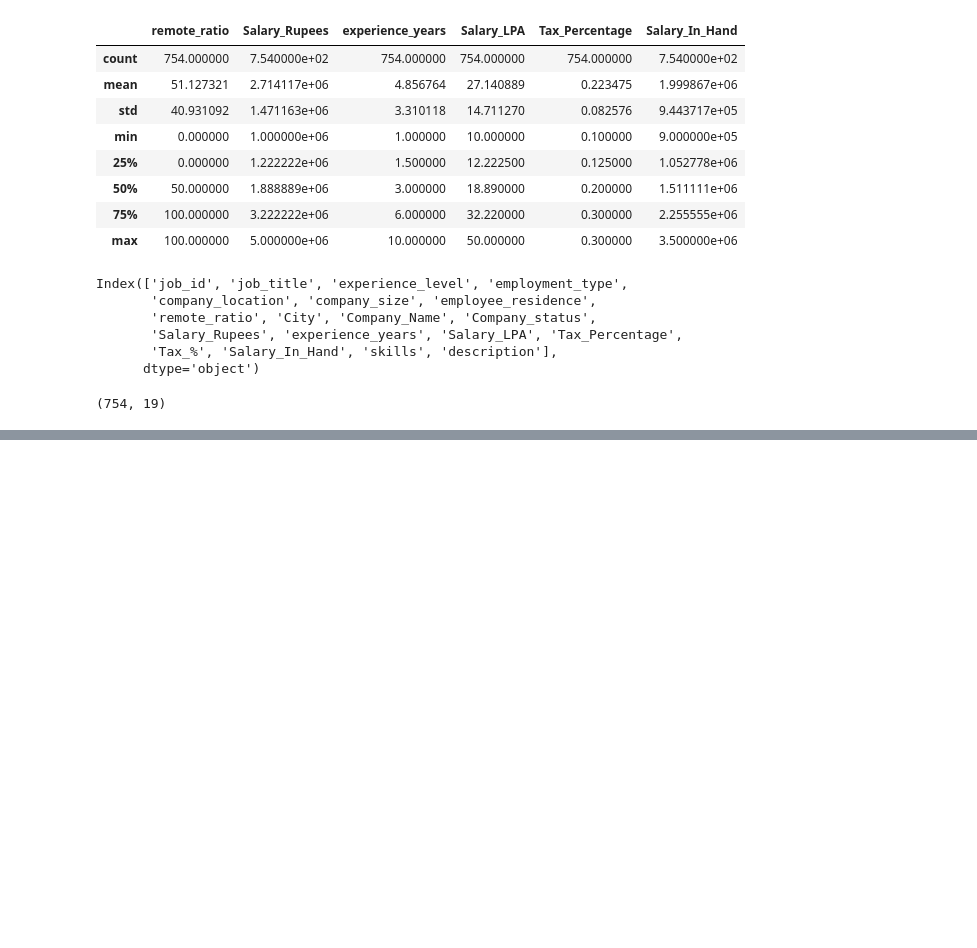
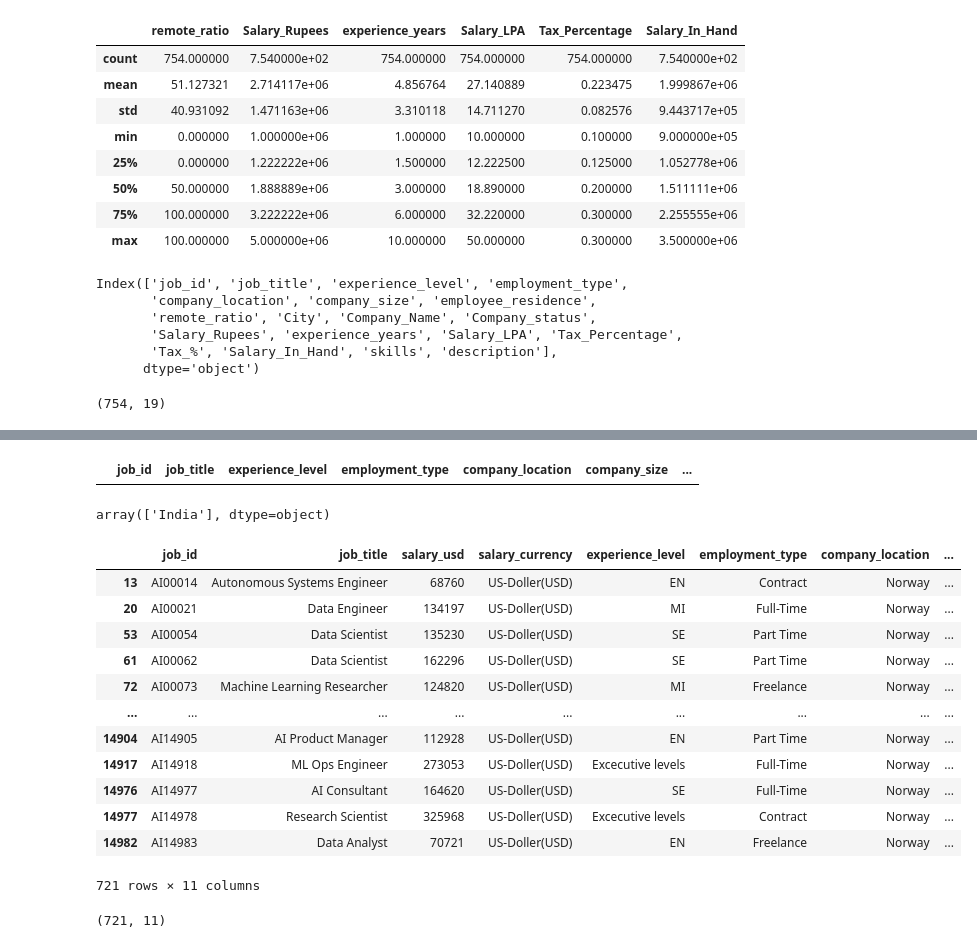
Before and after one commit to AJ0043/advance-ai-job-portal, a Jupyter notebook: Job_portal.ipynb, the cells around one changed output, grey strips where cells are left out. Drawn from its saved outputs; the diff is of its cells as text; code cells hidden in the pictures; blank space fills up the shorter version.

```diff
--- a/Job_portal.ipynb
+++ b/Job_portal.ipynb
@@ -1522,0 +1582,8 @@ india_df.shape
+# %%
+norway_df
+# %% [output]
+|  | job_id | job_title | experience_level | employment_type | company_location | company_size | ... |
+# %%
+india_df['company_location'].unique()
+# %% [output]
+array(['India'], dtype=object)
@@ -1522,0 +1592,24 @@ india_df.shape
+# %%
+india_df['company_location'] = india_df['company_location'].str.strip()
+
+norway_df = job_title3[job_title3['company_location'].isin(['NO', 'Norway'])]
+# %%
+norway_df
+# %% [output]
+|  | job_id | job_title | salary_usd | salary_currency | experience_level | employment_type | company_location | ... |
+| 13 | AI00014 | Autonomous Systems Engineer | 68760 | US-Doller(USD) | EN | Contract | Norway | ... |
+| 20 | AI00021 | Data Engineer | 134197 | US-Doller(USD) | MI | Full-Time | Norway | ... |
+| 53 | AI00054 | Data Scientist | 135230 | US-Doller(USD) | SE | Part Time | Norway | ... |
+| 61 | AI00062 | Data Scientist | 162296 | US-Doller(USD) | SE | Part Time | Norway | ... |
+| 72 | AI00073 | Machine Learning Researcher | 124820 | US-Doller(USD) | MI | Freelance | Norway | ... |
+| ... | ... | ... | ... | ... | ... | ... | ... | ... |
+| 14904 | AI14905 | AI Product Manager | 112928 | US-Doller(USD) | EN | Part Time | Norway | ... |
+| 14917 | AI14918 | ML Ops Engineer | 273053 | US-Doller(USD) | Excecutive levels | Full-Time | Norway | ... |
+| 14976 | AI14977 | AI Consultant | 164620 | US-Doller(USD) | SE | Full-Time | Norway | ... |
+| 14977 | AI14978 | Research Scientist | 325968 | US-Doller(USD) | Excecutive levels | Contract | Norway | ... |
+| 14982 | AI14983 | Data Analyst | 70721 | US-Doller(USD) | EN | Freelance | Norway | ... |
+721 rows × 11 columns
+# %%
+norway_df.shape
+# %% [output]
+(721, 11)
```
Also changed, not shown: parts of 18 cells of this notebook.
